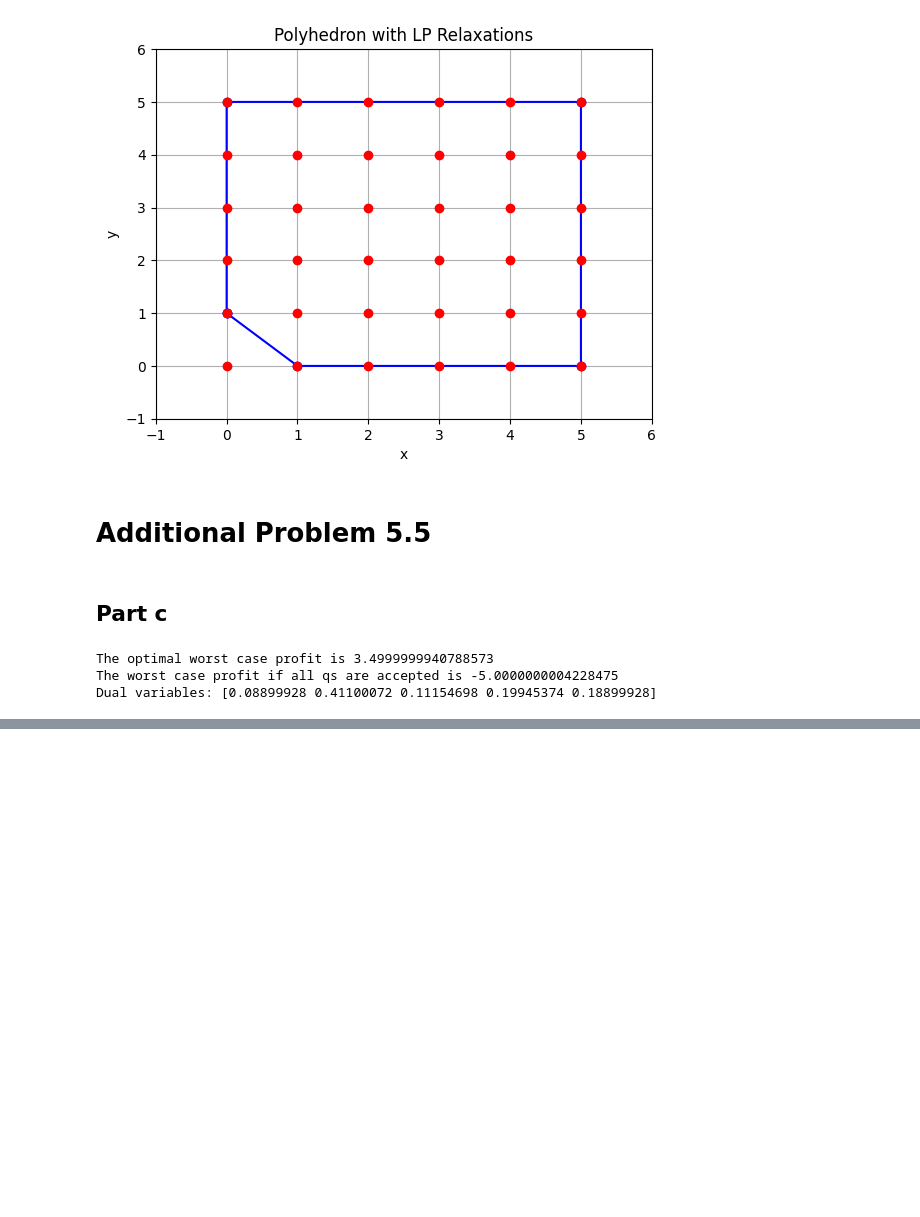
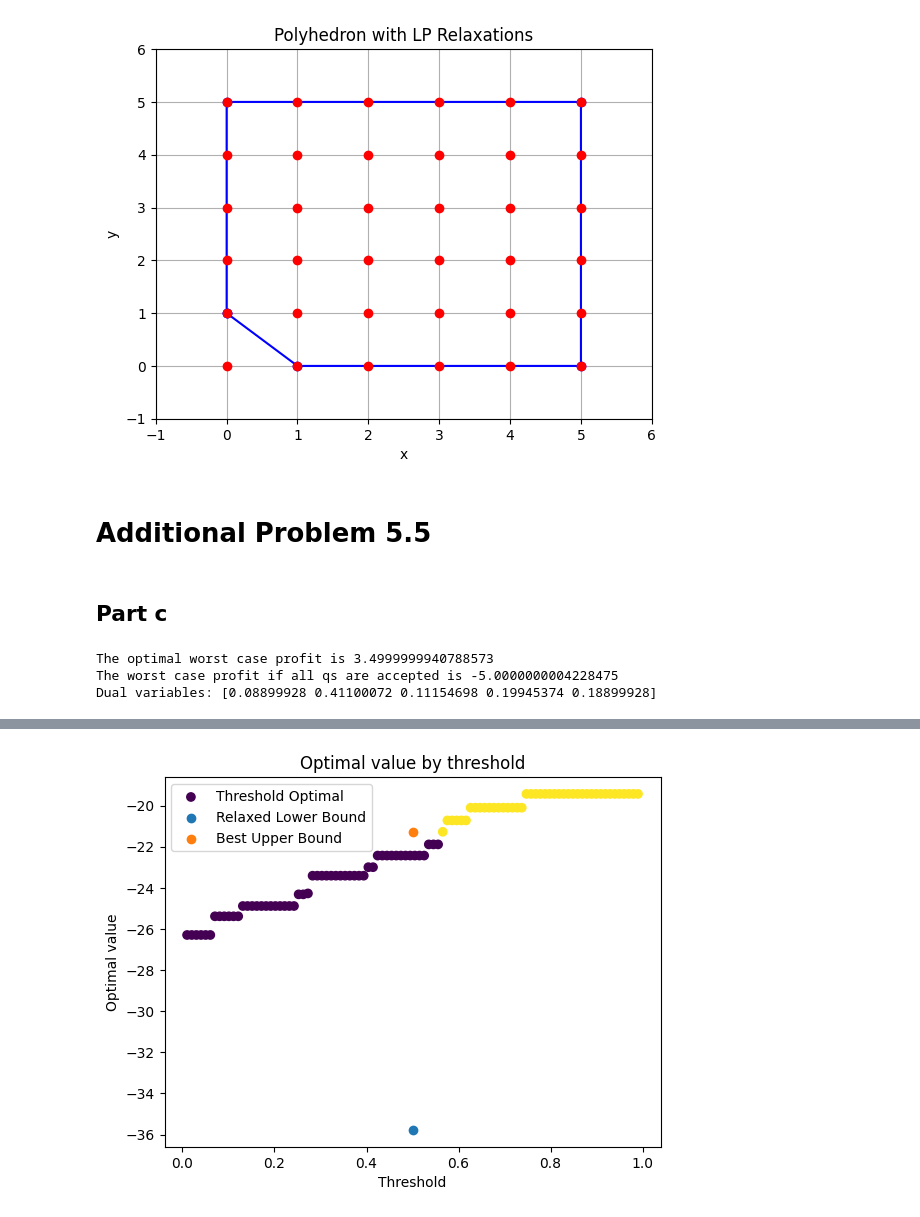
Before and after one commit to Hansespinosa2/cvx-opt-fall24, a Jupyter notebook: homework solutions/hw5/hw5-espinosa-code.ipynb, the cells around one changed output, grey strips where cells are left out. Cells and saved outputs as stored; diff of their text form; code cells hidden in the pictures; blank space fills up the shorter version.

```diff
--- a/homework solutions/hw5/hw5-espinosa-code.ipynb
+++ b/homework solutions/hw5/hw5-espinosa-code.ipynb
@@ -92,0 +95,88 @@ Dual variables: [0.08899928 0.41100072 0.11154698 0.19945374 0.18899928]
+# %%
+#Problem data
+n = 100
+m = 300
+A = np.random.rand(m,n) #uniform random distribution [0,1] where each entry i,j is the amount of resource i consumed by accepting job j
+b = A @ np.ones(n) / 2 #Amount of resource j available
+c = -np.random.rand(n) #Revenue associated with accepting a job
+
+x_rlx = cp.Variable(n) # 0 if not accepting job j and 1 if accepting job j
+
+#Solution
+
+constraints = [
+    A @ x_rlx <= b,
+    x_rlx >= 0,
+    x_rlx <= 1
+]
+
+obj = cp.Minimize(c.T @ x_rlx)
+
+prob = cp.Problem(obj, constraints)
+
+opt_rlx = prob.solve()
+
+print(f"Optimal value for the relaxation: {opt_rlx}")
+print(f"First 5 values of x_relaxed = {x_rlx.value[:5]}")
+
+# Thresholding
+t_arr = np.linspace(0,1, 100)
+
+def threshold_map(x:cp.Variable,t):
+    return (x.value > t).astype(np.float32)
+
+x_hats = [threshold_map(x,t) for t in t_arr]
+
+#Solving each x_hat
+a_dict = {
+    "obj_val": None,
+    "x_hat": None,
+    "max_cons_vio": None,
+    'threshold': None,
+    'feasible': None
+}
+problem_solutions = [a_dict for _ in range(100)]
+
+obj_vals = []
+max_cons_vios = []
+
+feasibles = []
+
+for i, x_hat in enumerate(x_hats):
+	obj_val = c.T @ x_hat
+	max_cons_vio = np.max(A @ x_hat - b)
+
+	feasible = 1 if np.all(A @ x_hat <= b) else 0
+
+	problem_solutions[i]['obj_val'] = obj_val
+	problem_solutions[i]['x_hat'] = x_hat
+	problem_solutions[i]['max_cons_vio'] = max_cons_vio
+	problem_solutions[i]['threshold'] = t_arr[i]
+
+
+	obj_vals.append(obj_val)
+	max_cons_vios.append(max_cons_vio)
+	feasibles.append(feasible)
+
+
+U = np.min(obj_vals[1:-1] * np.array(feasibles[1:-1]))
+
+#Plotting and results
+import matplotlib.pyplot as plt
+
+plt.scatter(t_arr[1:-1], obj_vals[1:-1],c=feasibles[1:-1],label="Threshold Optimal")
+plt.scatter(0.5, opt_rlx, label="Relaxed Lower Bound")
+plt.scatter(0.5, U,label="Best Upper Bound")
+plt.title("Optimal value by threshold")
+plt.xlabel("Threshold")
+plt.ylabel("Optimal value")
+plt.legend()
+plt.show()
+
+plt.scatter(t_arr[1:-1], max_cons_vios[1:-1],c=feasibles[1:-1])
+plt.title("Max constraint violation by threshold")
+plt.xlabel("Threshold")
+plt.ylabel("Max constraint violation")
+plt.legend(["Infeasible"])
+plt.show()
+# %% [output]
@@ -92,0 +186 @@ Dual variables: [0.08899928 0.41100072 0.11154698 0.19945374 0.18899928]
+[figure, added]
```
Also changed, not shown: parts of 3 cells of this notebook.
